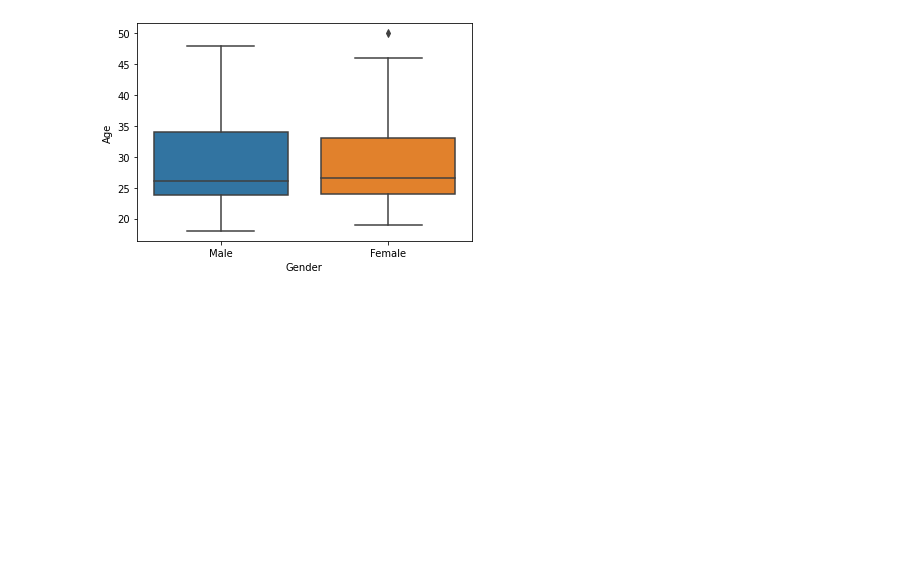
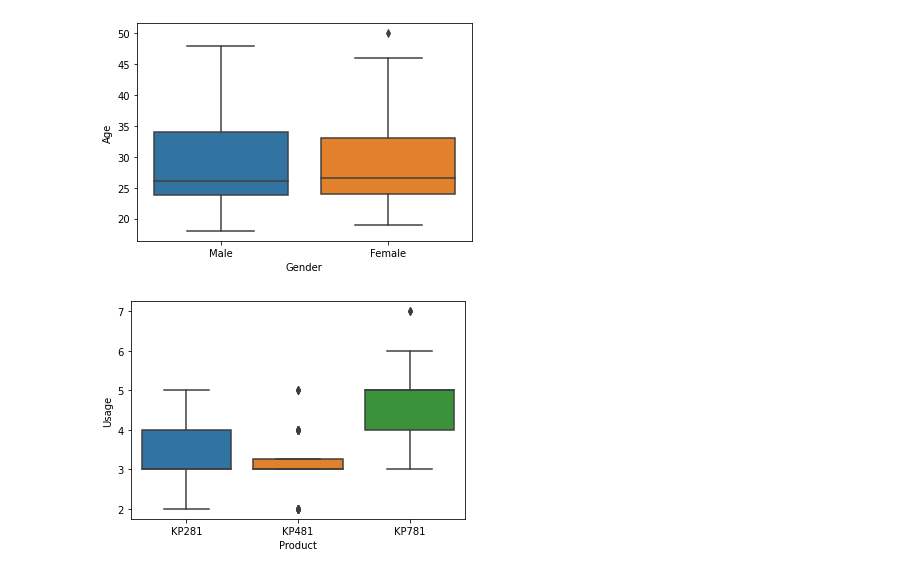
Before and after one commit to pkmariya/Python, a Jupyter notebook: AerofitCaseStudy_Mariya_DSMLJune22.ipynb, the cells around one changed output. Drawn from its saved outputs; the diff is of its cells as text; code cells hidden in the pictures; blank space fills up the shorter version.

```diff
--- a/AerofitCaseStudy_Mariya_DSMLJune22.ipynb
+++ b/AerofitCaseStudy_Mariya_DSMLJune22.ipynb
@@ -214,3 +223,8 @@ plt.show()
  plt.show()
 # %% [output]
 [figure]
+# %%
+ sns.boxplot(data=aero_df, x='Product', y='Usage')
+ plt.show()
+# %% [output]
+[figure, added]
```
Also changed, not shown: parts of 1 cell of this notebook.
